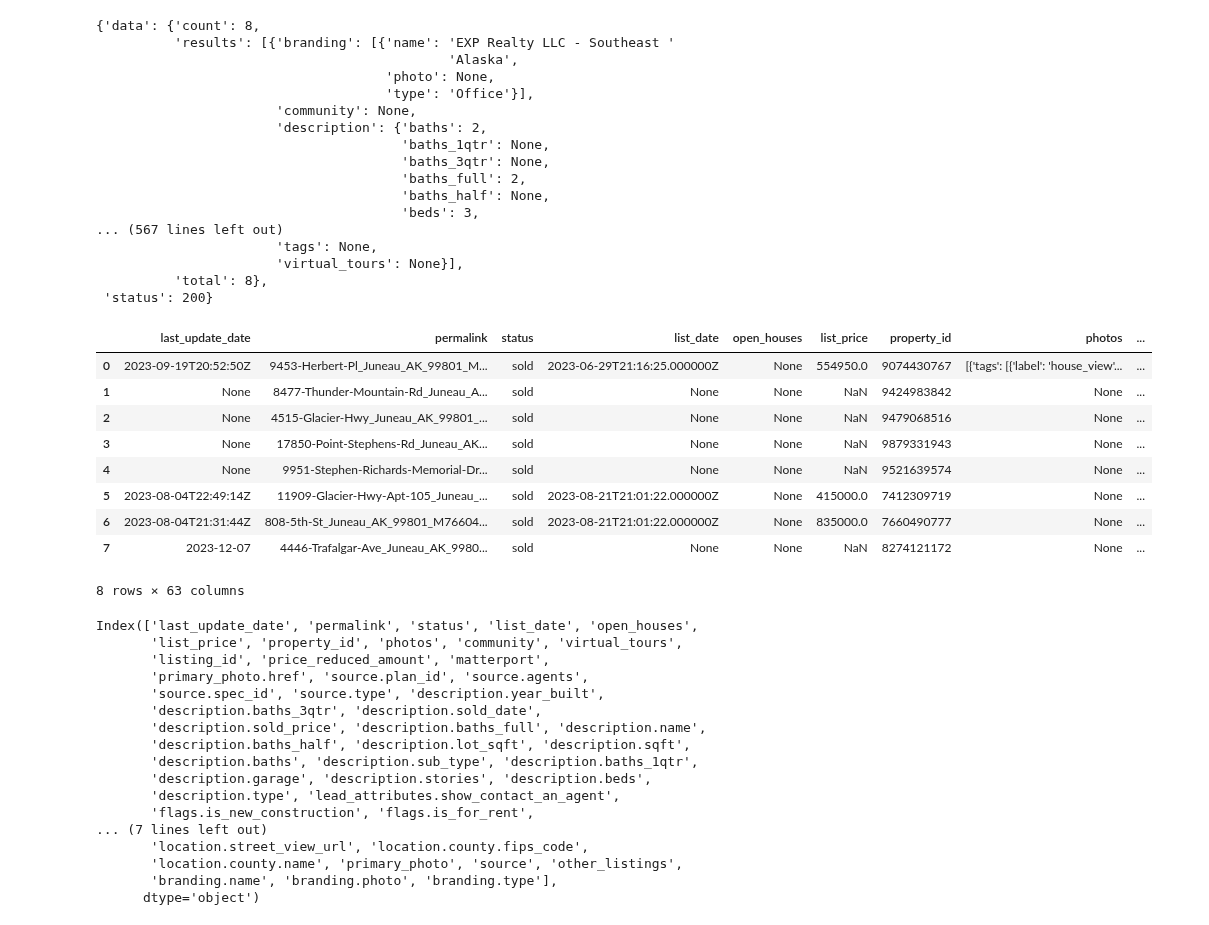
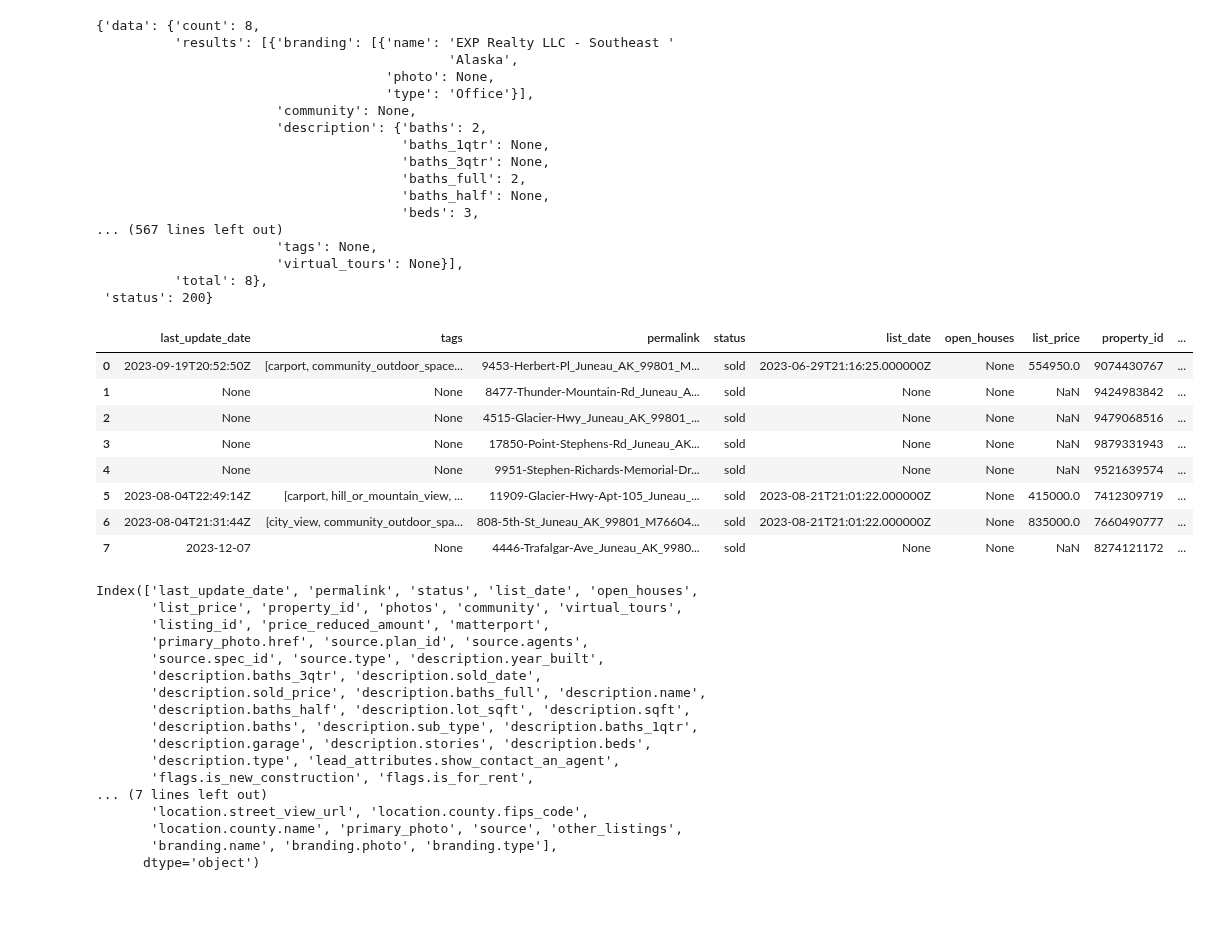
Before and after one commit to rdebullain/ML-supervised_real_estate_data, a Jupyter notebook: notebooks/1 - EDA.ipynb, the cells around one changed output. Saved outputs shown, nothing was run; the diff lists cells and outputs as text; code cells hidden in the pictures.

```diff
--- a/notebooks/1 - EDA.ipynb
+++ b/notebooks/1 - EDA.ipynb
@@ -85,30 +85,36 @@ if 'products' in df.columns:
     products = pd.json_normalize(df['products'])
     products.columns = [f'products.{col}' for col in products.columns]
     df = df.drop('products', axis=1).join(products)
-
-if 'tags' in df.columns:
-    tags = pd.json_normalize(df['tags'].explode())
-    tags.columns = [f'tags.{col}' for col in tags.columns]
-    df = df.drop('tags', axis=1).join(tags)
 # %%
-# Third level normalization for location.coordinate
+# third level normalization
 if 'location.address.coordinate' in df.columns:
-    location_coordinate = pd.json_normalize(df['location.address.coordinate'])
-    location_coordinate.columns = [f'location.address.coordinate.{col}' for col in location_coordinate.columns]
-    df = df.drop('location.address.coordinate', axis=1).join(location_coordinate)
+    location_coordinates = pd.json_normalize(df['location.address.coordinate'])
+    location_coordinates.columns = [f'location.address.coordinate.{col}' for col in location_coordinates.columns]
+    df = df.drop('location.address.coordinate', axis=1).join(location_coordinates)
+
+if 'source.agents' in df.columns:
+    source_agents = pd.json_normalize(df['source.agents'].explode())
+    source_agents.columns = [f'source.agents.{col}' for col in source_agents.columns]
+    df = df.drop('source.agents', axis=1).join(source_agents)
+
+if 'other_listings.rdc' in df.columns:
+    other_listings_rdc = pd.json_normalize(df['other_listings.rdc'].explode())
+    other_listings_rdc.columns = [f'other_listings.rdc.{col}' for col in other_listings_rdc.columns]
+    df = df.drop('other_listings.rdc', axis=1).join(other_listings_rdc)
-# %%
-df
-# %% [output]
-|  | last_update_date | permalink | status | list_date | open_houses | list_price | property_id | photos | ... |
-| 0 | 2023-09-19T20:52:50Z | 9453-Herbert-Pl_Juneau_AK_99801_M... | sold | 2023-06-29T21:16:25.000000Z | None | 554950.0 | 9074430767 | [{'tags': [{'label': 'house_view'... | ... |
-| 1 | None | 8477-Thunder-Mountain-Rd_Juneau_A... | sold | None | None | NaN | 9424983842 | None | ... |
-| 2 | None | 4515-Glacier-Hwy_Juneau_AK_99801_... | sold | None | None | NaN | 9479068516 | None | ... |
-| 3 | None | 17850-Point-Stephens-Rd_Juneau_AK... | sold | None | None | NaN | 9879331943 | None | ... |
-| 4 | None | 9951-Stephen-Richards-Memorial-Dr... | sold | None | None | NaN | 9521639574 | None | ... |
-| 5 | 2023-08-04T22:49:14Z | 11909-Glacier-Hwy-Apt-105_Juneau_... | sold | 2023-08-21T21:01:22.000000Z | None | 415000.0 | 7412309719 | None | ... |
-| 6 | 2023-08-04T21:31:44Z | 808-5th-St_Juneau_AK_99801_M76604... | sold | 2023-08-21T21:01:22.000000Z | None | 835000.0 | 7660490777 | None | ... |
-| 7 | 2023-12-07 | 4446-Trafalgar-Ave_Juneau_AK_9980... | sold | None | None | NaN | 8274121172 | None | ... |
-8 rows × 63 columns
+# %%
+pd.set_option('display.max_rows', None)
+pd.set_option('display.max_columns', None)
+df
+# %% [output]
+|  | last_update_date | tags | permalink | status | list_date | open_houses | list_price | property_id | ... |
+| 0 | 2023-09-19T20:52:50Z | [carport, community_outdoor_space... | 9453-Herbert-Pl_Juneau_AK_99801_M... | sold | 2023-06-29T21:16:25.000000Z | None | 554950.0 | 9074430767 | ... |
+| 1 | None | None | 8477-Thunder-Mountain-Rd_Juneau_A... | sold | None | None | NaN | 9424983842 | ... |
+| 2 | None | None | 4515-Glacier-Hwy_Juneau_AK_99801_... | sold | None | None | NaN | 9479068516 | ... |
+| 3 | None | None | 17850-Point-Stephens-Rd_Juneau_AK... | sold | None | None | NaN | 9879331943 | ... |
+| 4 | None | None | 9951-Stephen-Richards-Memorial-Dr... | sold | None | None | NaN | 9521639574 | ... |
+| 5 | 2023-08-04T22:49:14Z | [carport, hill_or_mountain_view, ... | 11909-Glacier-Hwy-Apt-105_Juneau_... | sold | 2023-08-21T21:01:22.000000Z | None | 415000.0 | 7412309719 | ... |
+| 6 | 2023-08-04T21:31:44Z | [city_view, community_outdoor_spa... | 808-5th-St_Juneau_AK_99801_M76604... | sold | 2023-08-21T21:01:22.000000Z | None | 835000.0 | 7660490777 | ... |
+| 7 | 2023-12-07 | None | 4446-Trafalgar-Ave_Juneau_AK_9980... | sold | None | None | NaN | 8274121172 | ... |
 # %%
 df.columns
 # %% [output]
```
Also changed, not shown: parts of 3 cells of this notebook.
